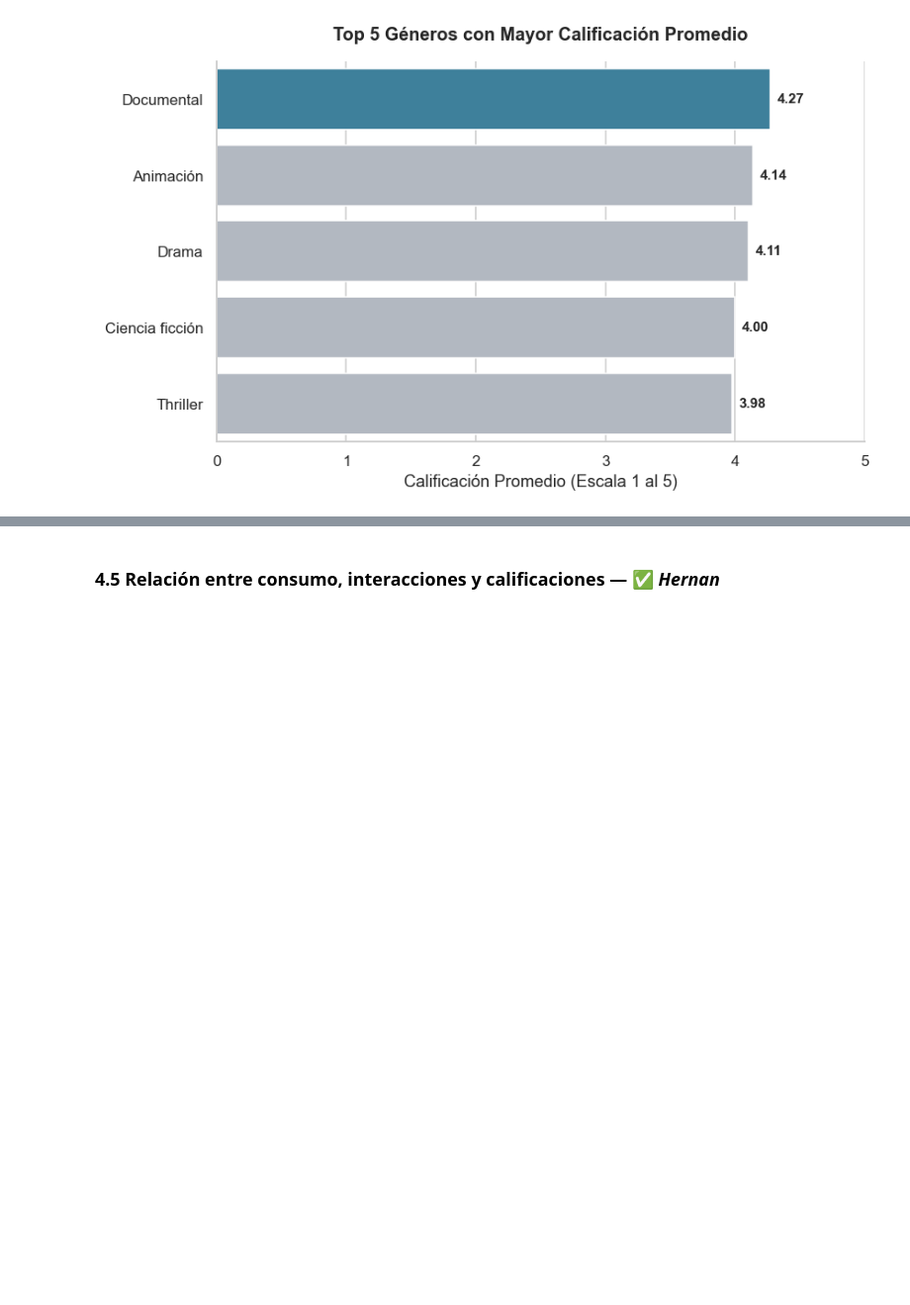
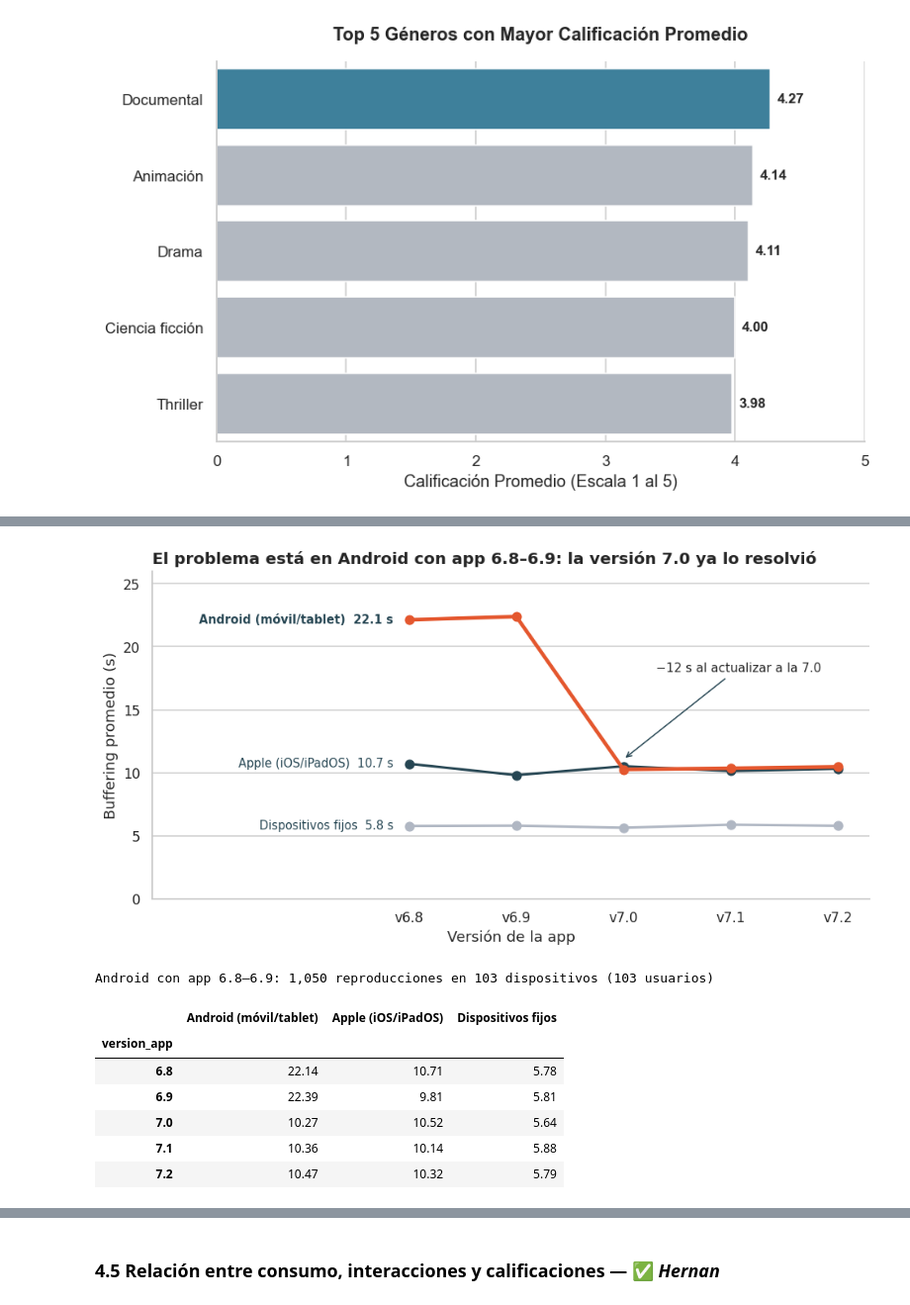
Before and after one commit to git-Lippke24/StreamView_Analytics_Dashboard, a Jupyter notebook: notebooks/EV1_Visualizacion_de_Datos.ipynb, the cells around one changed output, grey strips where cells are left out. Shown at 99% size. Saved outputs shown, nothing was run; the diff lists cells and outputs as text; code cells hidden in the pictures; blank space fills up the shorter version.

```diff
--- a/notebooks/EV1_Visualizacion_de_Datos.ipynb
+++ b/notebooks/EV1_Visualizacion_de_Datos.ipynb
@@ -869,0 +1012,44 @@ Passing `palette` without assigning `hue` is deprecated and will be removed in v
+# %%
+ANDROID, APPLE = 'Android (móvil/tablet)', 'Apple (iOS/iPadOS)'
+buf_version = pd.DataFrame({
+    ANDROID: rep_tec[rep_tec['sistema_operativo'] == 'Android'].groupby('version_app')['buffering_segundos'].mean(),
+    APPLE: rep_tec[rep_tec['sistema_operativo'].isin(['iOS', 'iPadOS'])].groupby('version_app')['buffering_segundos'].mean(),
+    SEG_FIJO: rep_tec[~rep_tec['portatil']].groupby('version_app')['buffering_segundos'].mean(),
+}).reindex(ORDEN_VERSION)
+
+x = list(range(len(ORDEN_VERSION)))
+estilos = {SEG_FIJO: (COLOR_NEUTRO, 2), APPLE: (COLOR_LINEA, 2), ANDROID: (COLOR_ACENTO, 3)}
+fig, ax = plt.subplots(figsize=(9, 4.8))
+for serie, (color, grosor) in estilos.items():
+    ax.plot(x, buf_version[serie], color=color, linewidth=grosor, marker='o', markersize=7)
+    # etiquetas a la izquierda: a la derecha Android y Apple se juntan
+    ax.text(-0.15, buf_version[serie].iloc[0], f'{serie}  {buf_version[serie].iloc[0]:.1f} s',
+            ha='right', va='center', fontsize=9.5, color=COLOR_LINEA,
+            fontweight='bold' if serie == ANDROID else 'normal')
+caida = buf_version.loc['6.9', ANDROID] - buf_version.loc['7.0', ANDROID]
+ax.annotate(f'−{caida:.0f} s al actualizar a la 7.0', xy=(2, buf_version.loc['7.0', ANDROID] + 0.8),
+            xytext=(2.3, 18), fontsize=10, arrowprops=dict(arrowstyle='->', color=COLOR_LINEA))
+ax.set_xticks(x, [f'v{v}' for v in ORDEN_VERSION])
+ax.set_xlim(-2.4, 4.3)
+ax.set_ylim(0, 26)
+ax.set_xlabel('Versión de la app')
+ax.set_ylabel('Buffering promedio (s)')
+ax.grid(axis='x', visible=False)
+ax.set_title('El problema está en Android con app 6.8–6.9: la versión 7.0 ya lo resolvió', loc='left', fontweight='bold')
+plt.tight_layout()
+plt.show()
+
+seg_android = rep_tec[rep_tec['segmento_tecnico'] == SEG_ANDROID]
+print(f"{SEG_ANDROID}: {len(seg_android):,} reproducciones en {seg_android['dispositivo_id'].nunique()} dispositivos "
+      f"({seg_android['usuario_id'].nunique()} usuarios)")
+buf_version.round(2)
+# %% [output]
+[figure, added]
+Android con app 6.8–6.9: 1,050 reproducciones en 103 dispositivos (103 usuarios)
+|  | Android (móvil/tablet) | Apple (iOS/iPadOS) | Dispositivos fijos |
+| version_app |  |  |  |
+| 6.8 | 22.14 | 10.71 | 5.78 |
+| 6.9 | 22.39 | 9.81 | 5.81 |
+| 7.0 | 10.27 | 10.52 | 5.64 |
+| 7.1 | 10.36 | 10.14 | 5.88 |
+| 7.2 | 10.47 | 10.32 | 5.79 |
```
Also changed, not shown: parts of 24 cells of this notebook.
